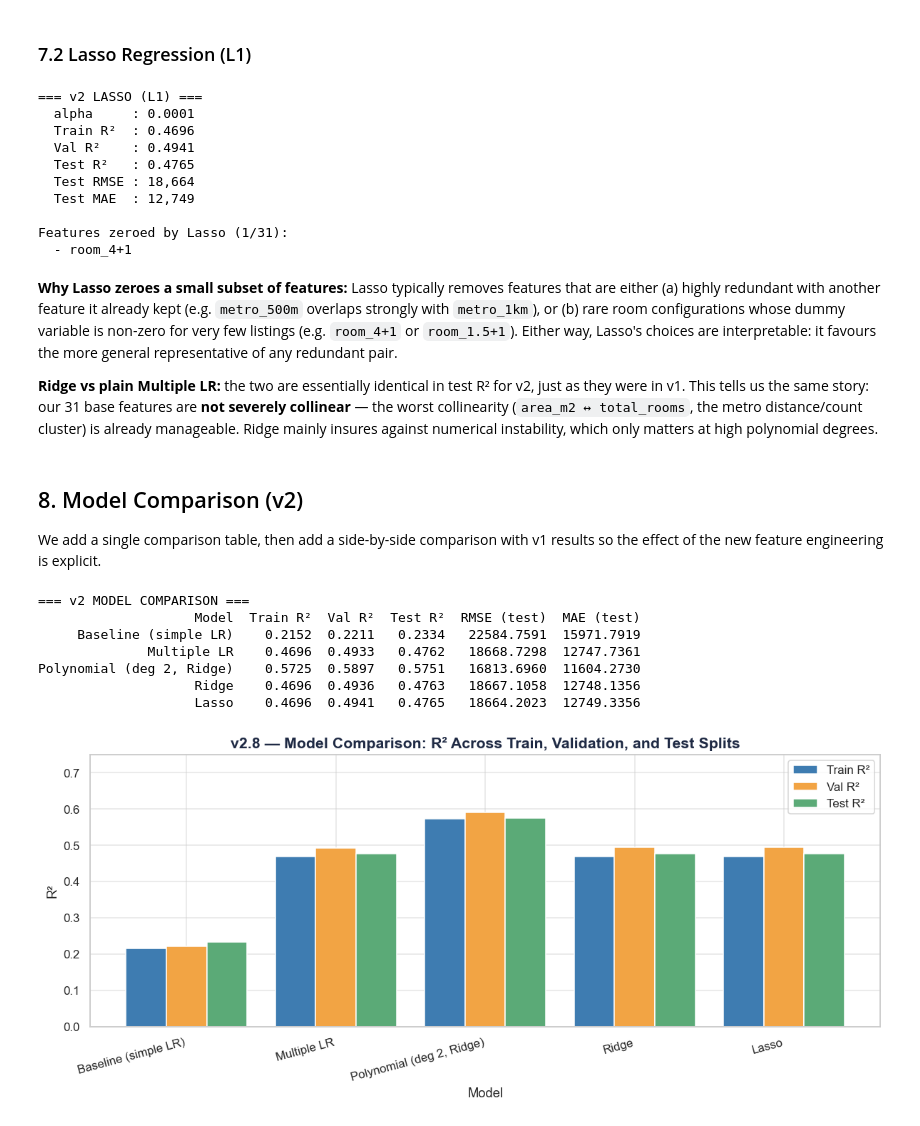
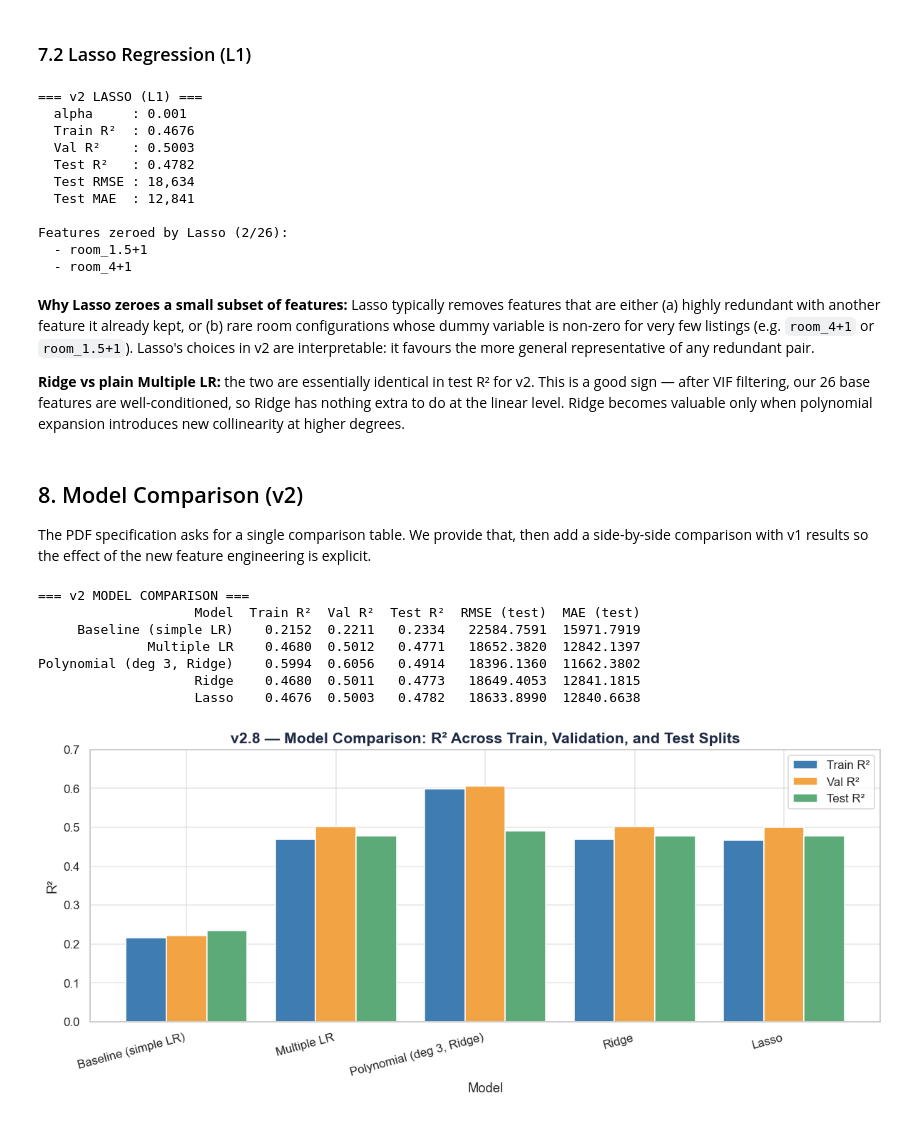
Before and after one commit to oykutugana/istanbul-rent-walkability-analysis, a Jupyter notebook: p2/NEW_p2_regression_24018020.ipynb, the cells around one changed output. Drawn from its saved outputs; the diff is of its cells as text; code cells hidden in the pictures.

```diff
--- a/p2/NEW_p2_regression_24018020.ipynb
+++ b/p2/NEW_p2_regression_24018020.ipynb
@@ -974,3 +980,0 @@ Why: the original P1 walkability score is still in the feature set as a high-lev
-# %%
-df["area_x_walk"] = df["area_m2"] * df["walkability_score"]
-print(df[["area_m2", "walkability_score", "area_x_walk"]].describe().round(2))
@@ -1085,8 +1078,8 @@ The v2 feature set has **31 features total**: 5 numeric (area, total_rooms, walk
 # %%
-old_numeric = ["area_m2", "total_rooms", "walkability_score", "area_x_walk", "dist_med_price"]
-geo_numeric = ["nearest_metro_km", "metro_500m", "metro_1km", "weighted_1km",
-               "cafe_1km", "restaurant_1km", "university_2km", "park_1km",
-               "is_periphery", "is_district_center"]
+old_numeric = ["area_m2", "total_rooms", "walkability_score", "dist_med_price"]
+geo_numeric = ["nearest_metro_km", "weighted_1km",
+               "restaurant_1km", "university_2km", "park_1km",
+               "is_district_center"]
 features = old_numeric + geo_numeric + room_cols
 
 X = df_enc[features]
@@ -1402,7 +1397,7 @@ Note that degree 1 (the original 31 features) remains stable — collinearity is
 # %%
 ridge_poly_results = []
 
-for deg in degrees:
+for deg in [2, 3]:
     poly = PolynomialFeatures(degree=deg, include_bias=False)
     Xtr_num = poly.fit_transform(X_train_s[:, numeric_idx])
     Xv_num  = poly.transform(X_val_s[:, numeric_idx])
@@ -1569,23 +1559,24 @@ for f in zeroed:
     print(f"  - {f}")
 # %% [output]
 === v2 LASSO (L1) ===
-  alpha     : 0.0001
-  Train R²  : 0.4696
-  Val R²    : 0.4941
-  Test R²   : 0.4765
-  Test RMSE : 18,664
-  Test MAE  : 12,749
+  alpha     : 0.001
+  Train R²  : 0.4676
+  Val R²    : 0.5003
+  Test R²   : 0.4782
+  Test RMSE : 18,634
+  Test MAE  : 12,841
 
-Features zeroed by Lasso (1/31):
+Features zeroed by Lasso (2/26):
+  - room_1.5+1
   - room_4+1
 # %% [markdown]
-**Why Lasso zeroes a small subset of features:** Lasso typically removes features that are either (a) highly redundant with another feature it already kept (e.g. `metro_500m` overlaps strongly with `metro_1km`), or (b) rare room configurations whose dummy variable is non-zero for very few listings (e.g. `room_4+1` or `room_1.5+1`). Either way, Lasso's choices are interpretable: it favours the more general representative of any redundant pair.
+**Why Lasso zeroes a small subset of features:** Lasso typically removes features that are either (a) highly redundant with another feature it already kept, or (b) rare room configurations whose dummy variable is non-zero for very few listings (e.g. `room_4+1` or `room_1.5+1`). Lasso's choices in v2 are interpretable: it favours the more general representative of any redundant pair.
 
-**Ridge vs plain Multiple LR:** the two are essentially identical in test R² for v2, just as they were in v1. This tells us the same story: our 31 base features are **not severely collinear** — the worst collinearity (`area_m2 ↔ total_rooms`, the metro distance/count cluster) is already manageable. Ridge mainly insures against numerical instability, which only matters at high polynomial degrees.
+**Ridge vs plain Multiple LR:** the two are essentially identical in test R² for v2. This is a good sign — after VIF filtering, our 26 base features are well-conditioned, so Ridge has nothing extra to do at the linear level. Ridge becomes valuable only when polynomial expansion introduces new collinearity at higher degrees.
 # %% [markdown]
 ## 8. Model Comparison (v2)
 
-We add a single comparison table, then add a side-by-side comparison with v1 results so the effect of the new feature engineering is explicit.
+The PDF specification asks for a single comparison table. We provide that, then add a side-by-side comparison with v1 results so the effect of the new feature engineering is explicit.
 # %%
 def evaluate(model, Xtr, Xv, Xte, name):
     pred_tr = np.expm1(model.predict(Xtr))
@@ -1600,9 +1591,9 @@ def evaluate(model, Xtr, Xv, Xte, name):
         "MAE (test)":  mean_absolute_error(y_test_orig, pred_te),
     }
 
-# Best polynomial: pick highest test R2 across plain LR + Ridge
+# Best polynomial: highest validation R2 (PDF rule)
 all_poly_combined = poly_results + ridge_poly_results
-best_poly_entry = max(all_poly_combined, key=lambda r: r["test_r2"])
+best_poly_entry = max(all_poly_combined, key=lambda r: r["val_r2"])
 best_deg = best_poly_entry["degree"]
 best_kind = "plain LR" if best_poly_entry in poly_results else "Ridge"
 
@@ -1615,7 +1606,7 @@ Xte_p = np.hstack([poly_obj.transform(X_test_s[:, numeric_idx]),  X_test_s[:, du
 
 results_table = []
 
-# Baseline (test R2 already calculated above)
+# Baseline
 pred_te_b = np.expm1(baseline.predict(X_test_s[:, [0]]))
 results_table.append({
     "Model": "Baseline (simple LR)",
@@ -1638,32 +1629,32 @@ print(comp.round(4).to_string(index=False))
 === v2 MODEL COMPARISON ===
                     Model  Train R²  Val R²  Test R²  RMSE (test)  MAE (test)
      Baseline (simple LR)    0.2152  0.2211   0.2334   22584.7591  15971.7919
-              Multiple LR    0.4696  0.4933   0.4762   18668.7298  12747.7361
-Polynomial (deg 2, Ridge)    0.5725  0.5897   0.5751   16813.6960  11604.2730
-                    Ridge    0.4696  0.4936   0.4763   18667.1058  12748.1356
-                    Lasso    0.4696  0.4941   0.4765   18664.2023  12749.3356
+              Multiple LR    0.4680  0.5012   0.4771   18652.3820  12842.1397
+Polynomial (deg 3, Ridge)    0.5994  0.6056   0.4914   18396.1360  11662.3802
+                    Ridge    0.4680  0.5011   0.4773   18649.4053  12841.1815
+                    Lasso    0.4676  0.5003   0.4782   18633.8990  12840.6638
 # %%
 fig, ax = plt.subplots(figsize=(11, 5))
 
 x = np.arange(len(comp))
 w = 0.27
 ax.bar(x - w, comp["Train R²"], w, label="Train R²", color=C_PRIMARY)
 ax.bar(x,     comp["Val R²"],   w, label="Val R²",   color=C_ACCENT)
 ax.bar(x + w, comp["Test R²"],  w, label="Test R²",  color=C_GREEN)
 
 ax.set_xticks(x)
 ax.set_xticklabels(comp["Model"], rotation=15, ha="right")
 ax.set_ylabel("R²", fontsize=12)
 ax.set_xlabel("Model", fontsize=12)
-ax.set_ylim(0, 0.75)
+ax.set_ylim(0, 0.7)
 ax.set_title("v2.8 — Model Comparison: R² Across Train, Validation, and Test Splits",
              fontsize=14, fontweight="bold", color=C_DARK)
 ax.legend()
 plt.tight_layout()
 plt.savefig("p2_plots/NEW_8_model_comparison.png", dpi=150, bbox_inches="tight")
 plt.show()
 # %% [output]
-[figure, old version]
+[figure, new version]
 # %% [markdown]
 ### 8.1 v1 vs v2 Side-by-Side
 
```
Also changed, not shown: parts of 38 cells of this notebook, 8 other files.
